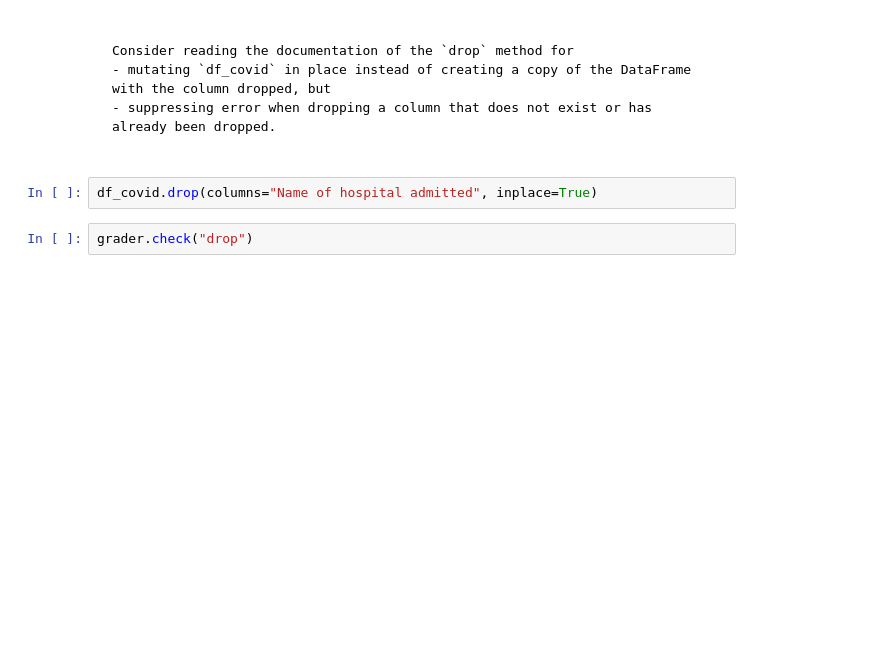
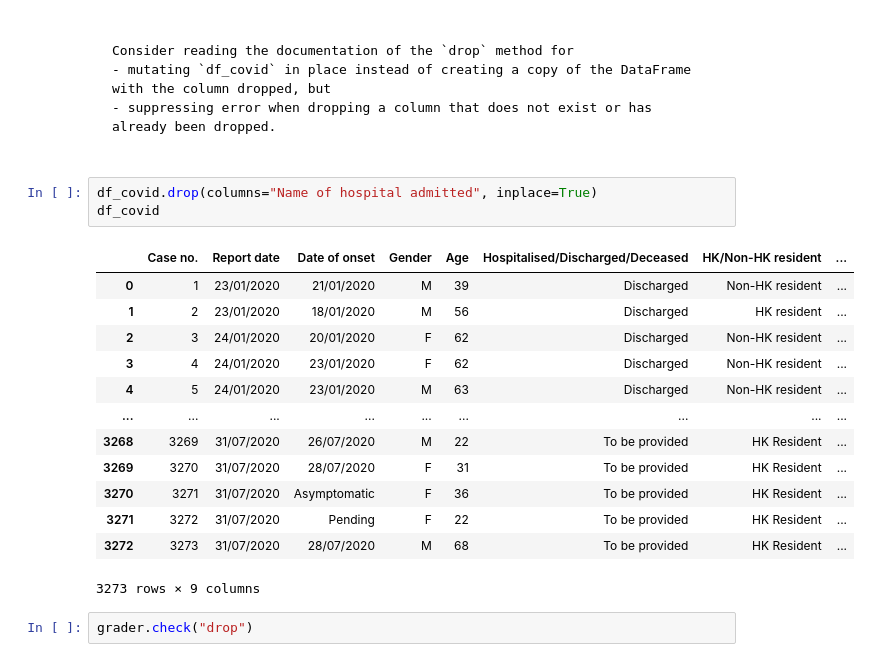
Before and after one commit to cityu-cs/CS1302, a Jupyter notebook: Lab5/_main.ipynb, the cells around one changed output. Saved outputs shown, nothing was run; the diff lists cells and outputs as text; blank space fills up the shorter version.

````diff
--- a/Lab5/_main.ipynb
+++ b/Lab5/_main.ipynb
@@ -188,6 +210,21 @@ Consider reading the documentation of the `drop` method for
 ```
 # %%
 df_covid.drop(columns="Name of hospital admitted", inplace=True)
+df_covid
+# %% [output]
+|  | Case no. | Report date | Date of onset | Gender | Age | Hospitalised/Discharged/Deceased | HK/Non-HK resident | ... |
+| 0 | 1 | 23/01/2020 | 21/01/2020 | M | 39 | Discharged | Non-HK resident | ... |
+| 1 | 2 | 23/01/2020 | 18/01/2020 | M | 56 | Discharged | HK resident | ... |
+| 2 | 3 | 24/01/2020 | 20/01/2020 | F | 62 | Discharged | Non-HK resident | ... |
+| 3 | 4 | 24/01/2020 | 23/01/2020 | F | 62 | Discharged | Non-HK resident | ... |
+| 4 | 5 | 24/01/2020 | 23/01/2020 | M | 63 | Discharged | Non-HK resident | ... |
+| ... | ... | ... | ... | ... | ... | ... | ... | ... |
+| 3268 | 3269 | 31/07/2020 | 26/07/2020 | M | 22 | To be provided | HK Resident | ... |
+| 3269 | 3270 | 31/07/2020 | 28/07/2020 | F | 31 | To be provided | HK Resident | ... |
+| 3270 | 3271 | 31/07/2020 | Asymptomatic | F | 36 | To be provided | HK Resident | ... |
+| 3271 | 3272 | 31/07/2020 | Pending | F | 22 | To be provided | HK Resident | ... |
+| 3272 | 3273 | 31/07/2020 | 28/07/2020 | M | 68 | To be provided | HK Resident | ... |
+3273 rows × 9 columns
 # %%
 grader.check("drop")
 # %% [output]
````
Also changed, not shown: parts of 3 cells of this notebook.
